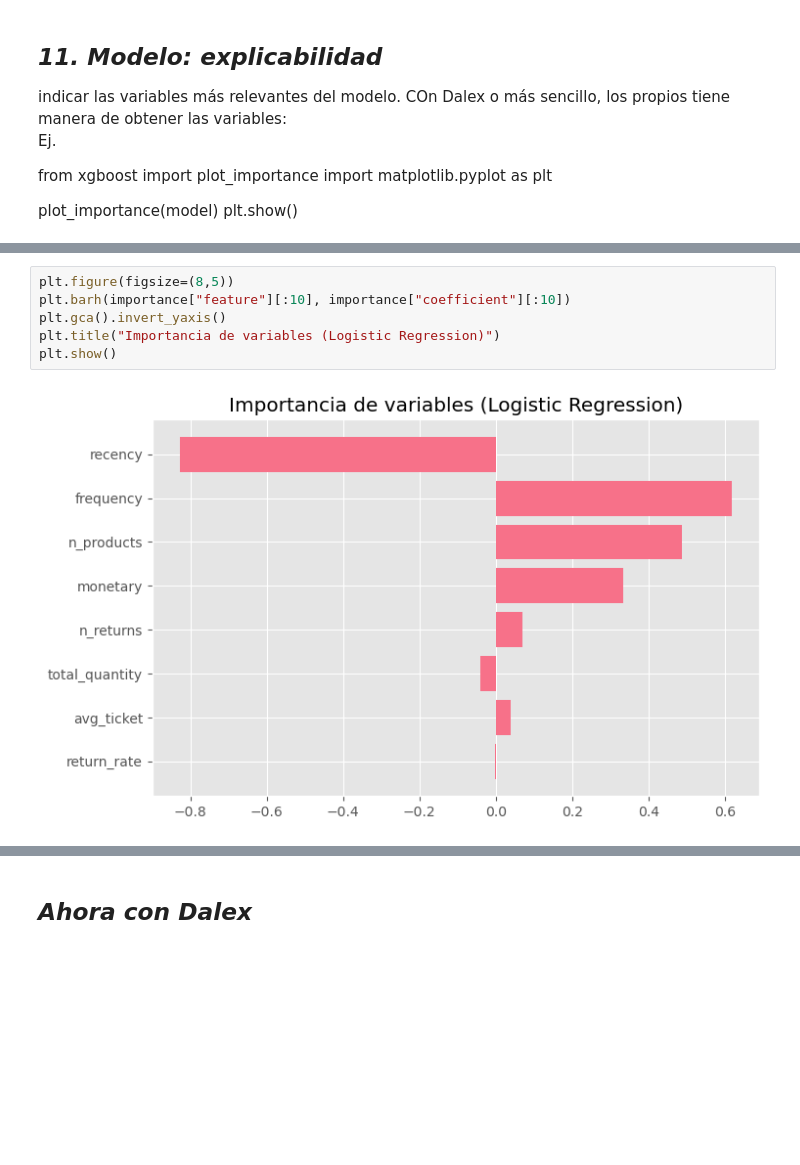
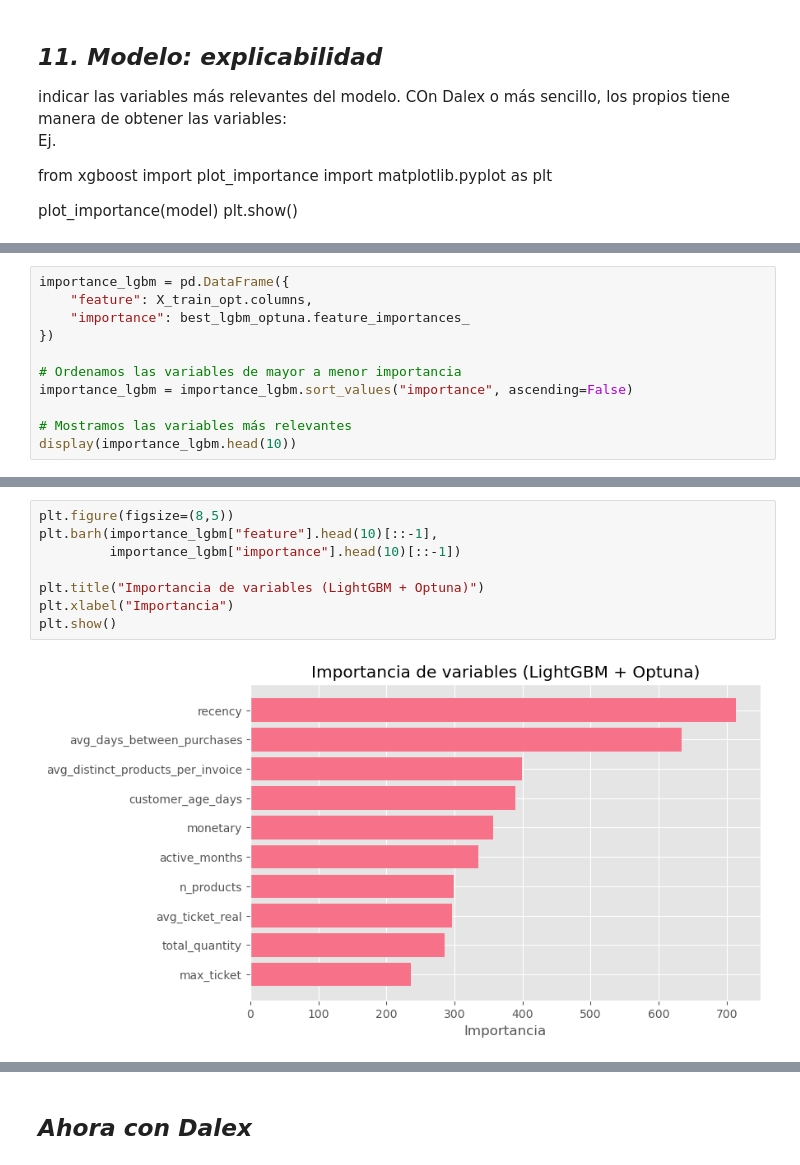
Before and after one commit to OscarFdz24/Proyecto_ML_Clientes_Oscar_Fernandez, a Jupyter notebook: modeloML_Logistica_LGBM.ipynb, the cells around one changed output, grey strips where cells are left out. Cells and saved outputs as stored; diff of their text form; blank space fills up the shorter version.

Commit message:
Modelos optimizados agregados (OPTUNA en LGBM - GreadSearch en Logistica + Feature Engineering más extenso) + README

```diff
--- a/model.ipynb
+++ b/modeloML_Logistica_LGBM.ipynb
@@ -884,0 +1546,11 @@ importance.head(10)
+# %%
+importance_lgbm = pd.DataFrame({
+    "feature": X_train_opt.columns,
+    "importance": best_lgbm_optuna.feature_importances_
+})
+
+# Ordenamos las variables de mayor a menor importancia
+importance_lgbm = importance_lgbm.sort_values("importance", ascending=False)
+
+# Mostramos las variables más relevantes
+display(importance_lgbm.head(10))
@@ -885,9 +1569,11 @@ importance.head(10)
 # %%
 plt.figure(figsize=(8,5))
-plt.barh(importance["feature"][:10], importance["coefficient"][:10])
-plt.gca().invert_yaxis()
-plt.title("Importancia de variables (Logistic Regression)")
+plt.barh(importance_lgbm["feature"].head(10)[::-1],
+         importance_lgbm["importance"].head(10)[::-1])
+
+plt.title("Importancia de variables (LightGBM + Optuna)")
+plt.xlabel("Importancia")
 plt.show()
 # %% [output]
-[figure, old version]
+[figure, new version]
 # %%
```
Also changed, not shown: parts of 30 cells of this notebook, 2 other files.
